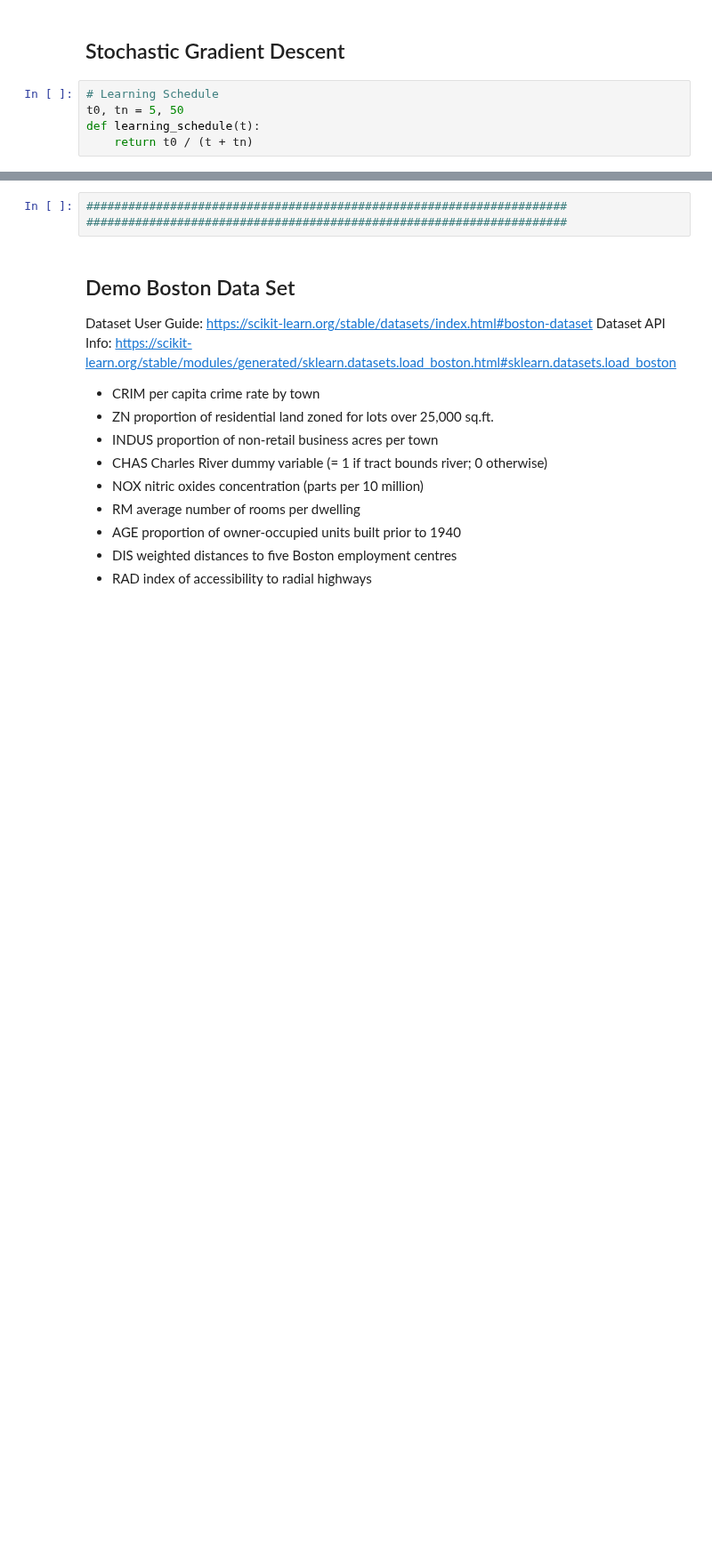
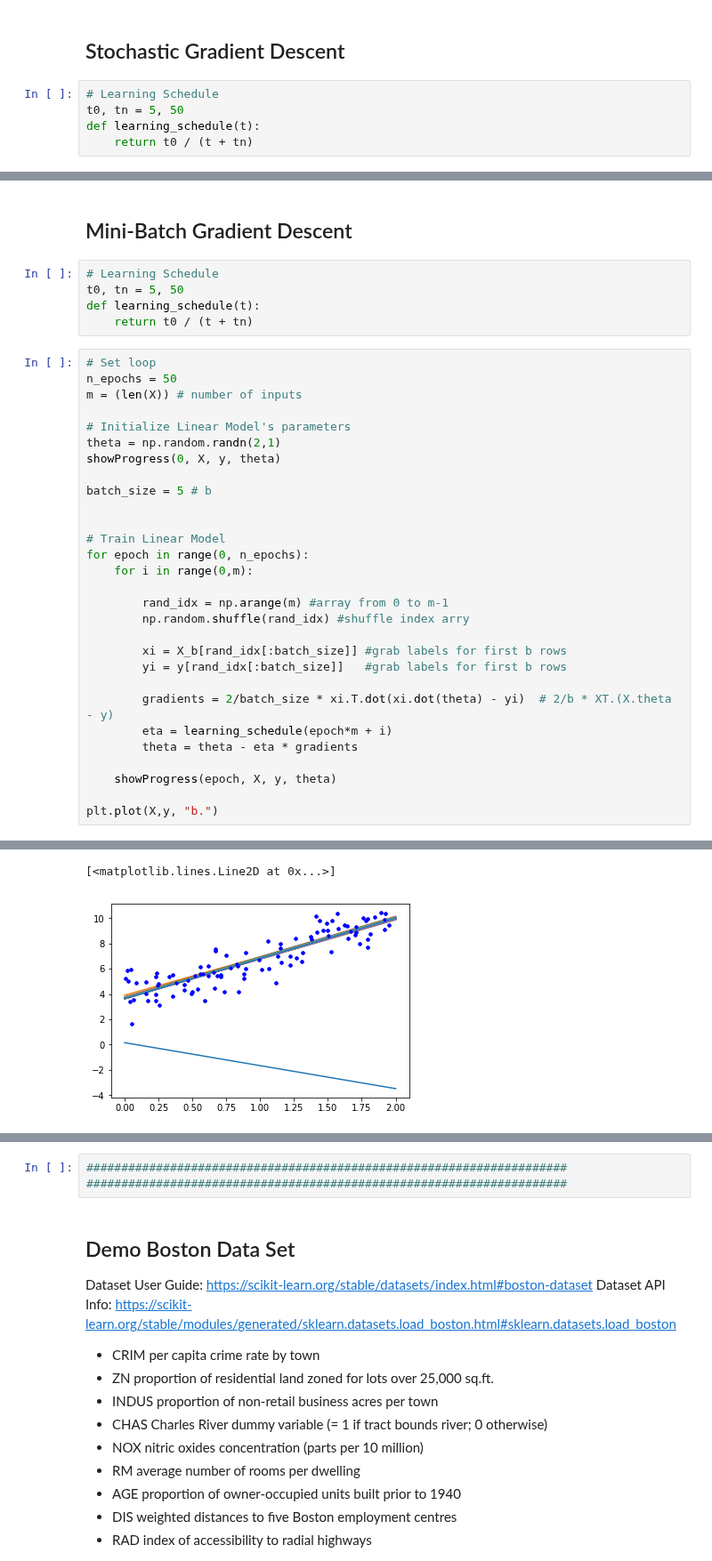
Before and after one commit to richss/cs455-ml-demos, a Jupyter notebook: Ch4-Demos.ipynb, the cells around one changed output, grey strips where cells are left out. Shown at 89% size. Drawn from its saved outputs; the diff is of its cells as text; blank space fills up the shorter version.

Commit message:
Additional updates to the linear regression examples.

```diff
--- a/Ch4-Demos.ipynb
+++ b/Ch4-Demos.ipynb
@@ -216,0 +217,37 @@ print(y_predict)
+# %% [markdown]
+## Mini-Batch Gradient Descent
+# %%
+# Learning Schedule
+t0, tn = 5, 50
+def learning_schedule(t):
+    return t0 / (t + tn)
+# %%
+# Set loop
+n_epochs = 50
+m = (len(X)) # number of inputs
+
+# Initialize Linear Model's parameters
+theta = np.random.randn(2,1)
+showProgress(0, X, y, theta)
+
+batch_size = 5 # b
+
+
+# Train Linear Model
+for epoch in range(0, n_epochs):
+    for i in range(0,m):
+
+        rand_idx = np.arange(m) #array from 0 to m-1
+        np.random.shuffle(rand_idx) #shuffle index arry
+
+        xi = X_b[rand_idx[:batch_size]] #grab labels for first b rows
+        yi = y[rand_idx[:batch_size]]   #grab labels for first b rows
+
+        gradients = 2/batch_size * xi.T.dot(xi.dot(theta) - yi)  # 2/b * XT.(X.theta - y)
+        eta = learning_schedule(epoch*m + i)
+        theta = theta - eta * gradients
+
+    showProgress(epoch, X, y, theta)
+
+plt.plot(X,y, "b.")
+# %% [output]
@@ -216,0 +271,2 @@ print(y_predict)
+[<matplotlib.lines.Line2D at 0x...>]
+[figure, added]
```
Also changed, not shown: parts of 16 cells of this notebook.
